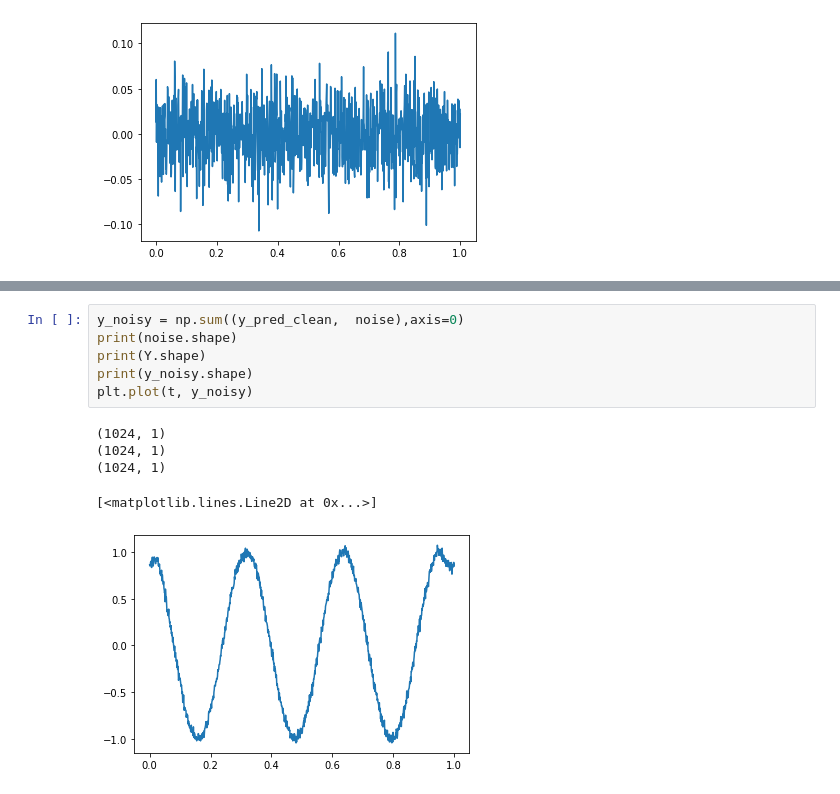
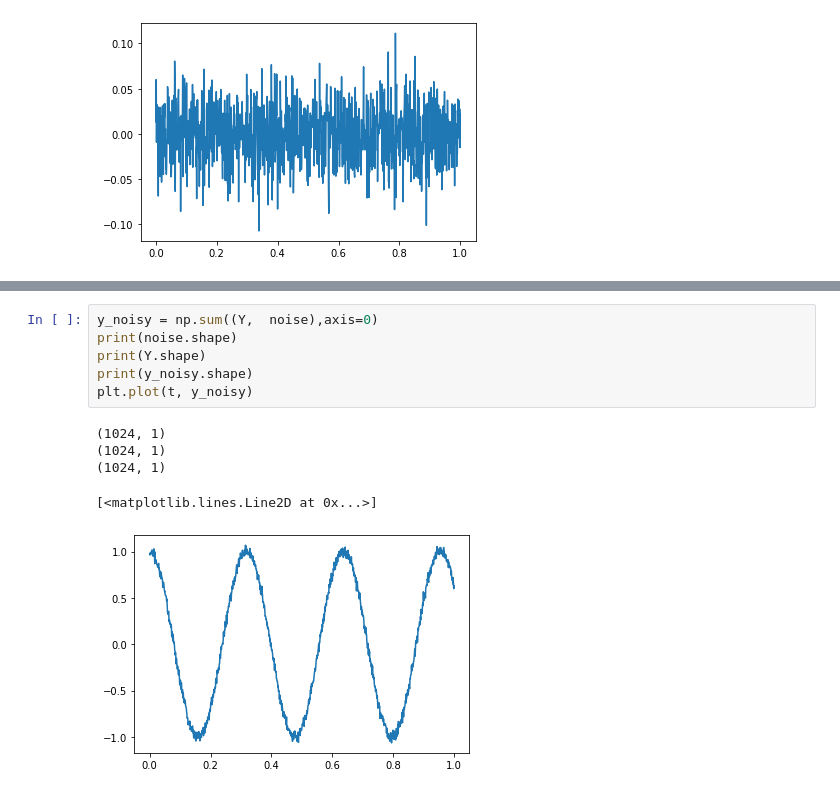
Before and after one commit to ShahabZada/Advanced-Mathematics-Assignments, a Jupyter notebook: Homework3/Q6.ipynb, the cells around one changed output, grey strips where cells are left out. Saved outputs shown, nothing was run; the diff lists cells and outputs as text.

```diff
--- a/Homework3/Q6.ipynb
+++ b/Homework3/Q6.ipynb
@@ -112,15 +129,15 @@ print(np.linalg.norm(noise))
 # %%
-y_noisy = np.sum((y_pred_clean,  noise),axis=0)
+y_noisy = np.sum((Y,  noise),axis=0)
 print(noise.shape)
 print(Y.shape)
 print(y_noisy.shape)
 plt.plot(t, y_noisy)
 # %% [output]
 (1024, 1)
 (1024, 1)
 (1024, 1)
 [<matplotlib.lines.Line2D at 0x...>]
-[figure, old version]
+[figure, new version]
 # %%
 
 alpha_hat_noisy =  np.dot(np.dot(np.dot(V,Sinv),U.T.conj()),y_noisy)  # V S inv Uh
```
Also changed, not shown: parts of 5 cells of this notebook.
